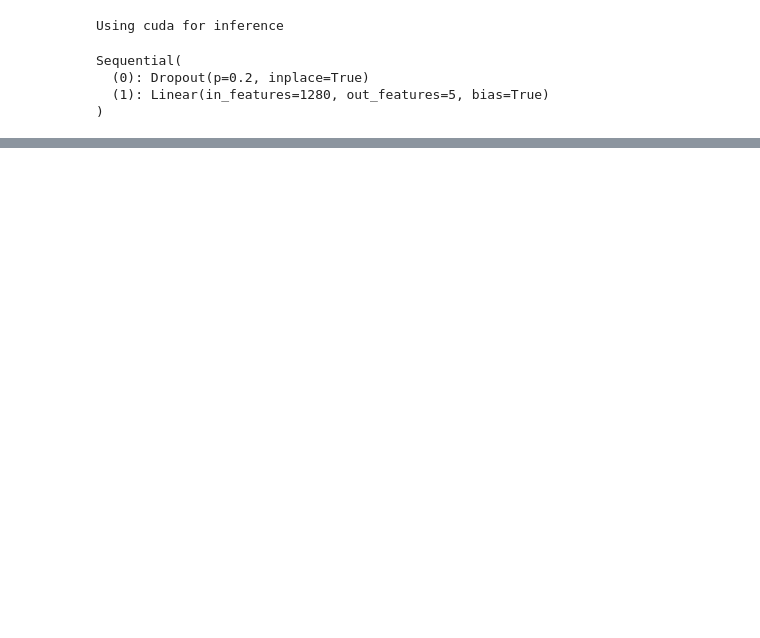
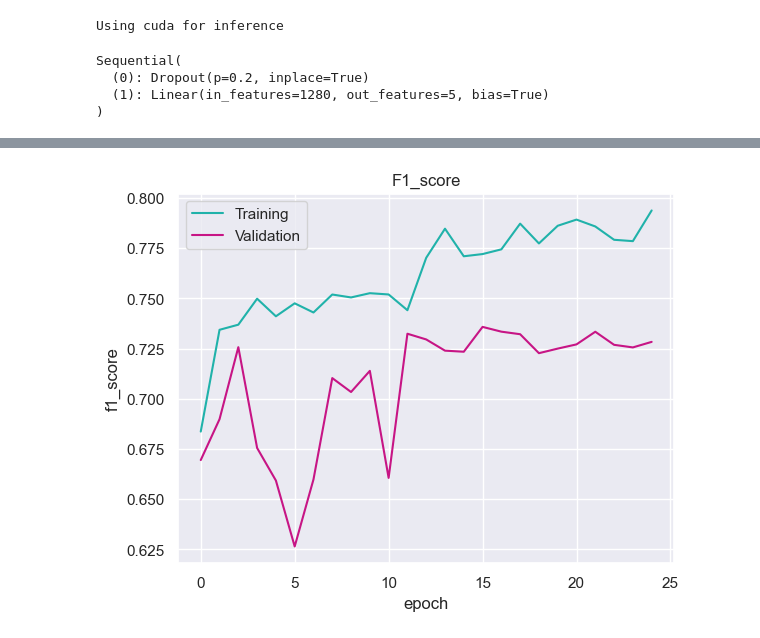
Before and after one commit to ErikWessel/MSCC-Notebooks, a Jupyter notebook: ml_program.ipynb, the cells around one changed output, grey strips where cells are left out. Drawn from its saved outputs; the diff is of its cells as text; code cells hidden in the pictures; blank space fills up the shorter version.

```diff
--- a/ml_program.ipynb
+++ b/ml_program.ipynb
@@ -381,0 +508,4 @@ display_confusion_matrix(model_trained, validation_dataloader)
+# %%
+plot_scoreboard('epoch', 'f1_score')
+# %% [output]
+[figure, added]
```
Also changed, not shown: parts of 22 cells of this notebook.
